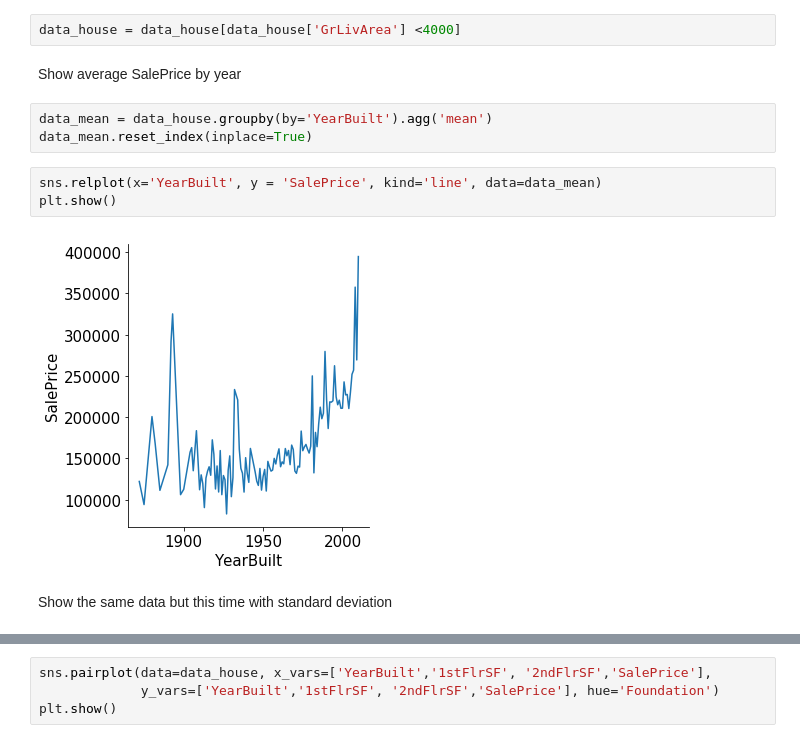
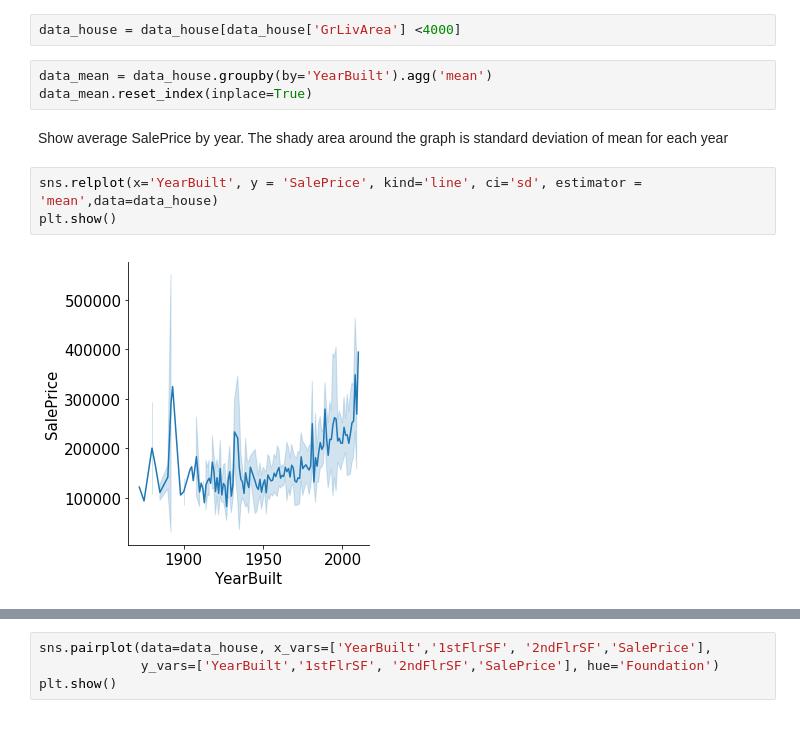
Before and after one commit to freefeynman123/kaggle_competitions, a Jupyter notebook: house_prices/xgboost_hyperopt.ipynb, the cells around one changed output, grey strips where cells are left out. Drawn from its saved outputs; the diff is of its cells as text.

```diff
--- a/house_prices/xgboost_hyperopt.ipynb
+++ b/house_prices/xgboost_hyperopt.ipynb
@@ -131,14 +142,12 @@ plt.show()
 # %%
 data_house = data_house[data_house['GrLivArea'] <4000]
-# %% [markdown]
-Show average SalePrice by year
 # %%
 data_mean = data_house.groupby(by='YearBuilt').agg('mean')
 data_mean.reset_index(inplace=True)
+# %% [markdown]
+Show average SalePrice by year. The shady area around the graph is standard deviation of mean for each year
 # %%
-sns.relplot(x='YearBuilt', y = 'SalePrice', kind='line', data=data_mean)
+sns.relplot(x='YearBuilt', y = 'SalePrice', kind='line', ci='sd', estimator = 'mean',data=data_house)
 plt.show()
 # %% [output]
-[figure, old version]
+[figure, new version]
-# %% [markdown]
-Show the same data but this time with standard deviation
```
Also changed, not shown: parts of 29 cells of this notebook, 2 other files.
